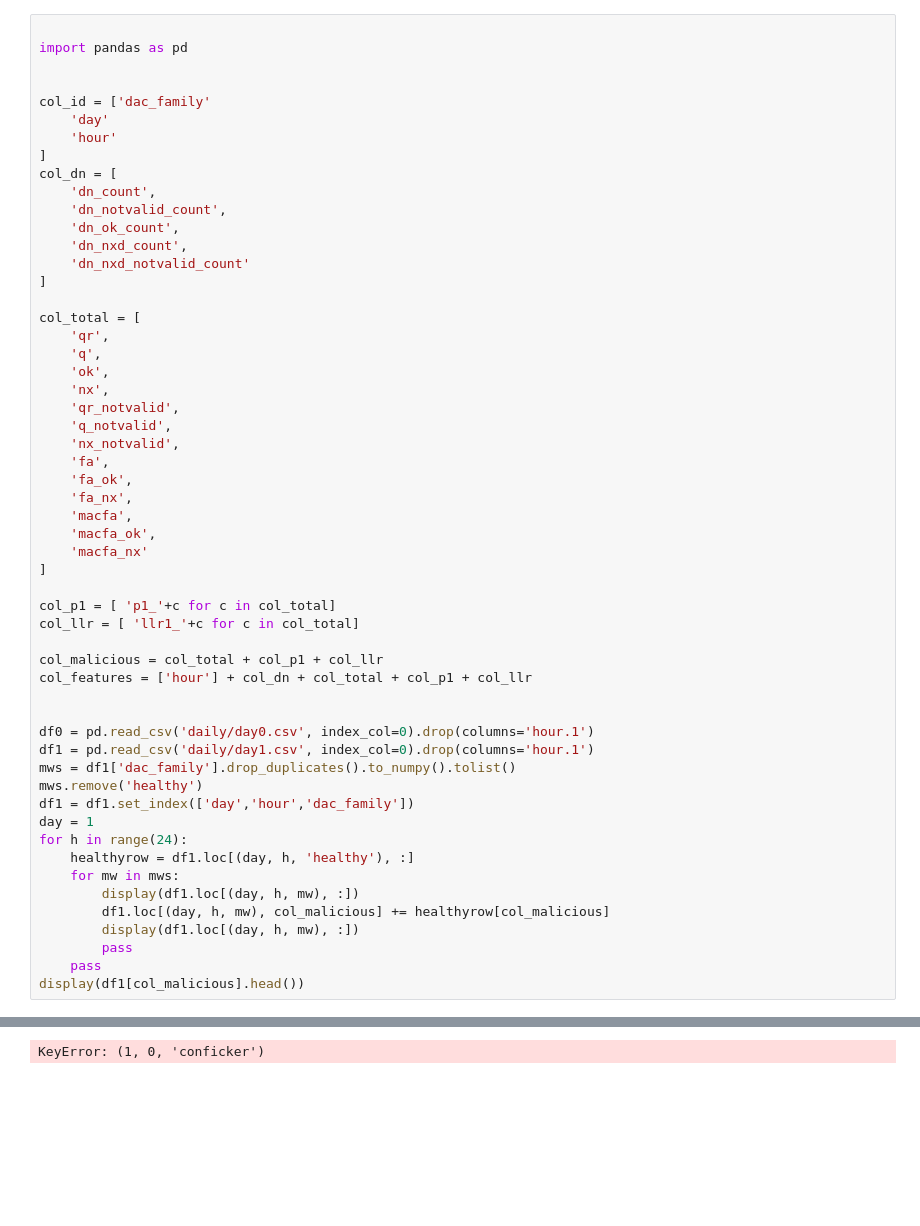
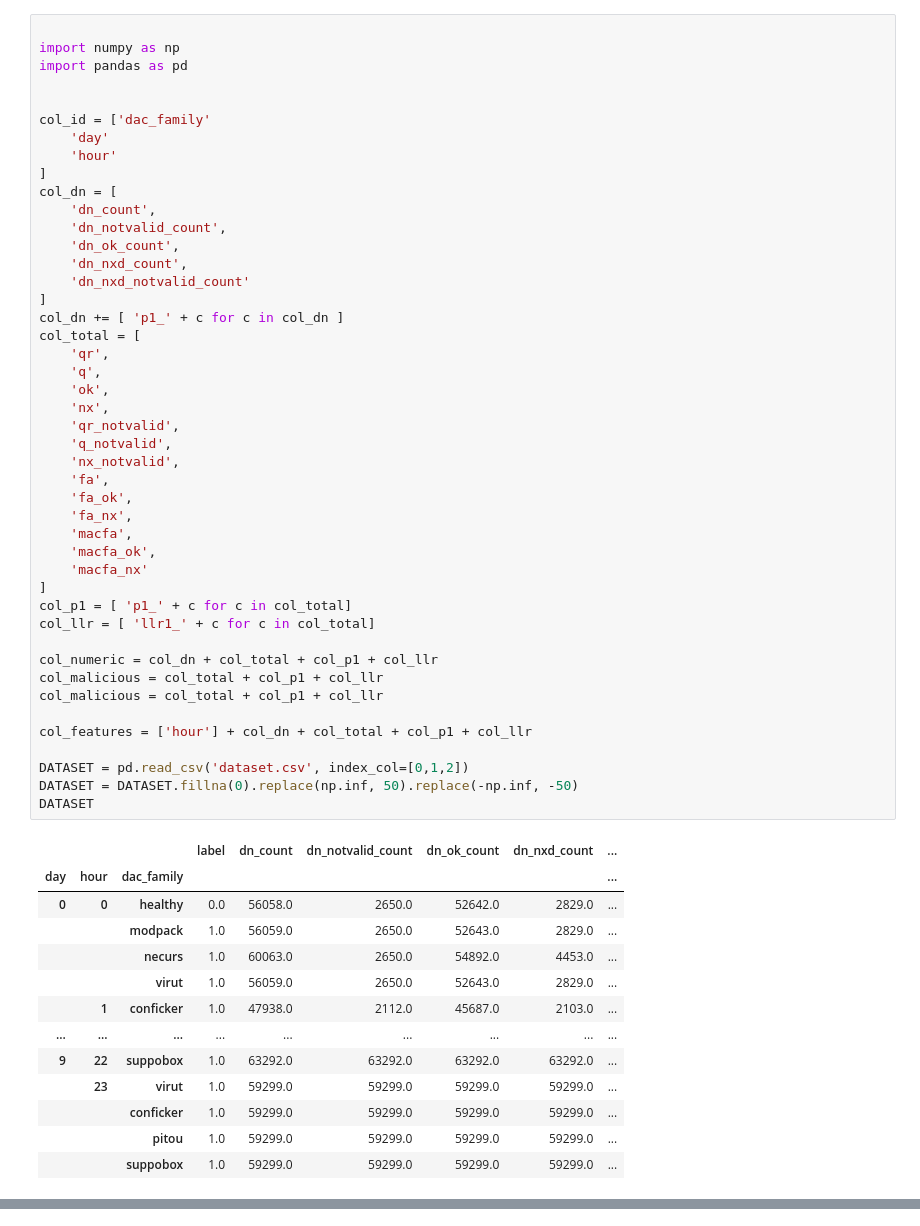
Before and after one commit to princio/dga-detection-analysis-framework, a Jupyter notebook: scripts/windowing/final/trainer.ipynb, the cells around one changed output, grey strips where cells are left out. Saved outputs shown, nothing was run; the diff lists cells and outputs as text; blank space fills up the shorter version.

```diff
--- a/scripts/windowing/final/trainer.ipynb
+++ b/scripts/windowing/final/trainer.ipynb
@@ -1,5 +1,6 @@
 # %%
 
+import numpy as np
 import pandas as pd
 
 
@@ -7,50 +8,52 @@ col_id = ['dac_family'
     'day'
     'hour'
 ]
 col_dn = [
     'dn_count',
     'dn_notvalid_count',
     'dn_ok_count',
     'dn_nxd_count',
     'dn_nxd_notvalid_count'
 ]
-
+col_dn += [ 'p1_' + c for c in col_dn ]
 col_total = [
     'qr',
     'q',
     'ok',
     'nx',
     'qr_notvalid',
     'q_notvalid',
     'nx_notvalid',
     'fa',
     'fa_ok',
     'fa_nx',
     'macfa',
     'macfa_ok',
     'macfa_nx'
 ]
+col_p1 = [ 'p1_' + c for c in col_total]
+col_llr = [ 'llr1_' + c for c in col_total]
 
-col_p1 = [ 'p1_'+c for c in col_total]
-col_llr = [ 'llr1_'+c for c in col_total]
+col_numeric = col_dn + col_total + col_p1 + col_llr
+col_malicious = col_total + col_p1 + col_llr
+col_malicious = col_total + col_p1 + col_llr
 
-col_malicious = col_total + col_p1 + col_llr
 col_features = ['hour'] + col_dn + col_total + col_p1 + col_llr
 
-
-df0 = pd.read_csv('daily/day0.csv', index_col=0).drop(columns='hour.1')
-df1 = pd.read_csv('daily/day1.csv', index_col=0).drop(columns='hour.1')
-mws = df1['dac_family'].drop_duplicates().to_numpy().tolist()
-mws.remove('healthy')
-df1 = df1.set_index(['day','hour','dac_family'])
-day = 1
-for h in range(24):
-    healthyrow = df1.loc[(day, h, 'healthy'), :]
-    for mw in mws:
-        display(df1.loc[(day, h, mw), :])
-        df1.loc[(day, h, mw), col_malicious] += healthyrow[col_malicious]
-        display(df1.loc[(day, h, mw), :])
-        pass
-    pass
-display(df1[col_malicious].head())
+DATASET = pd.read_csv('dataset.csv', index_col=[0,1,2])
+DATASET = DATASET.fillna(0).replace(np.inf, 50).replace(-np.inf, -50)
+DATASET
 # %% [output]
+|  |  |  | label | dn_count | dn_notvalid_count | dn_ok_count | dn_nxd_count | ... |
+| day | hour | dac_family |  |  |  |  |  | ... |
+| 0 | 0 | healthy | 0.0 | 56058.0 | 2650.0 | 52642.0 | 2829.0 | ... |
+|  |  | modpack | 1.0 | 56059.0 | 2650.0 | 52643.0 | 2829.0 | ... |
+|  |  | necurs | 1.0 | 60063.0 | 2650.0 | 54892.0 | 4453.0 | ... |
+|  |  | virut | 1.0 | 56059.0 | 2650.0 | 52643.0 | 2829.0 | ... |
+|  | 1 | conficker | 1.0 | 47938.0 | 2112.0 | 45687.0 | 2103.0 | ... |
+| ... | ... | ... | ... | ... | ... | ... | ... | ... |
+| 9 | 22 | suppobox | 1.0 | 63292.0 | 63292.0 | 63292.0 | 63292.0 | ... |
+|  | 23 | virut | 1.0 | 59299.0 | 59299.0 | 59299.0 | 59299.0 | ... |
+|  |  | conficker | 1.0 | 59299.0 | 59299.0 | 59299.0 | 59299.0 | ... |
+|  |  | pitou | 1.0 | 59299.0 | 59299.0 | 59299.0 | 59299.0 | ... |
+|  |  | suppobox | 1.0 | 59299.0 | 59299.0 | 59299.0 | 59299.0 | ... |
@@ -159,3 +61,2 @@ Name: (1, 0, virut), dtype: float64
-KeyError: (1, 0, 'conficker')
 # %%
 from mlxtend.feature_selection import SequentialFeatureSelector as SFS
```
Also changed, not shown: parts of 8 cells of this notebook, 10 other files.
